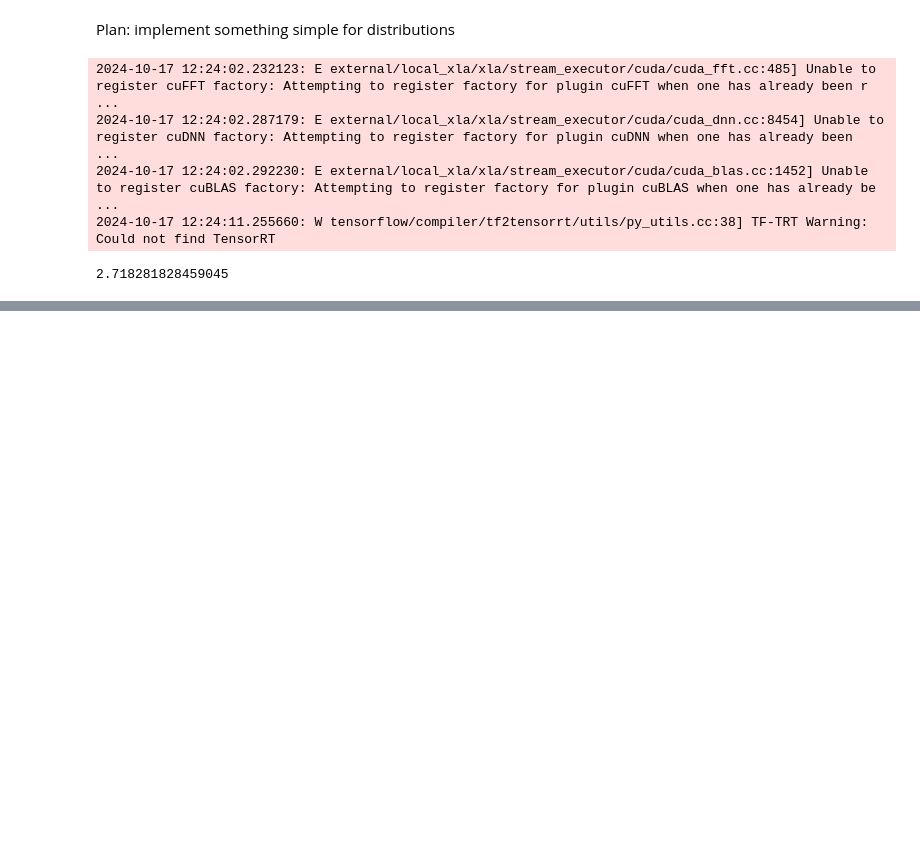
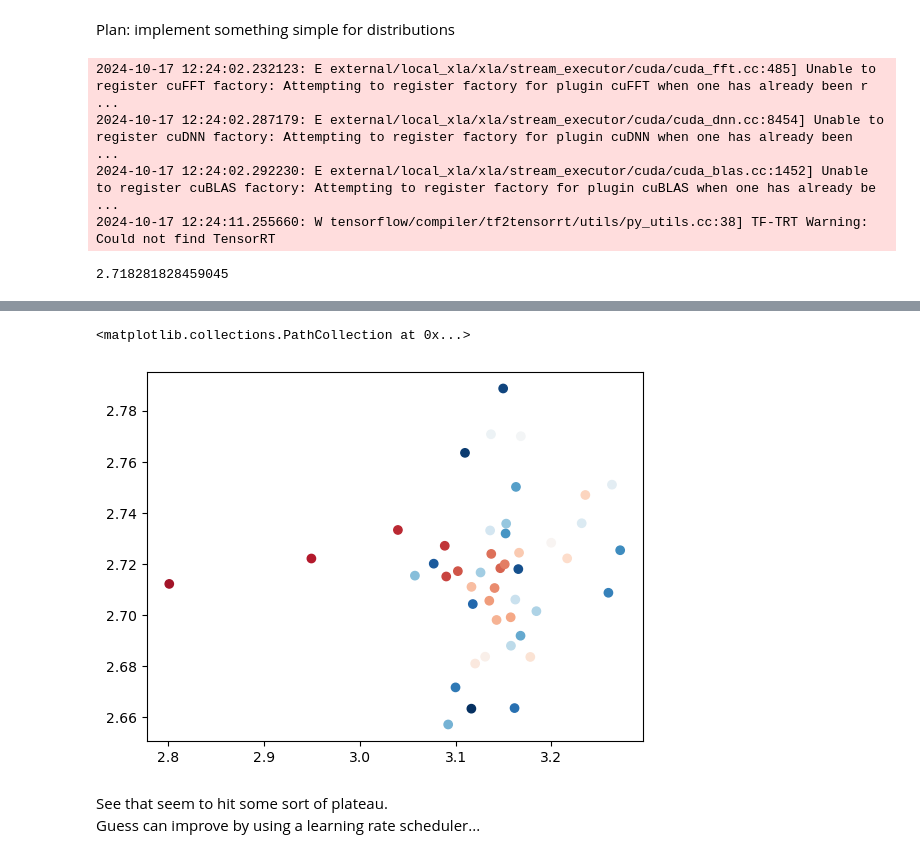
Before and after one commit to W-L-W/Reproductions, a Jupyter notebook: jax_ecosystem/notebooks/problems/learning_distributions.ipynb, the cells around one changed output, grey strips where cells are left out. Drawn from its saved outputs; the diff is of its cells as text; code cells hidden in the pictures; blank space fills up the shorter version.

```diff
--- a/jax_ecosystem/notebooks/problems/learning_distributions.ipynb
+++ b/jax_ecosystem/notebooks/problems/learning_distributions.ipynb
@@ -84,0 +83,8 @@ plt.plot()
+# %%
+plt.scatter(x=x[4:], y=y[4:], color=colors[4:])
+# %% [output]
+<matplotlib.collections.PathCollection at 0x...>
+[figure, added]
+# %% [markdown]
+See that seem to hit some sort of plateau.
+Guess can improve by using a learning rate scheduler...
```
Also changed, not shown: parts of 10 cells of this notebook, 1 other file.
